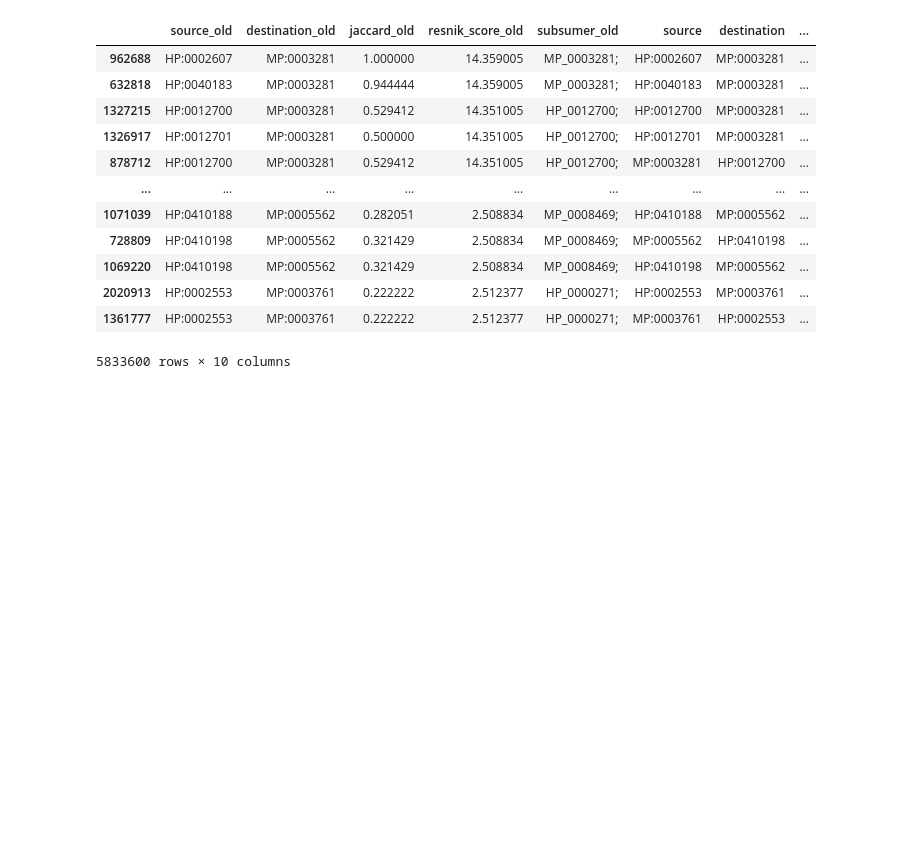
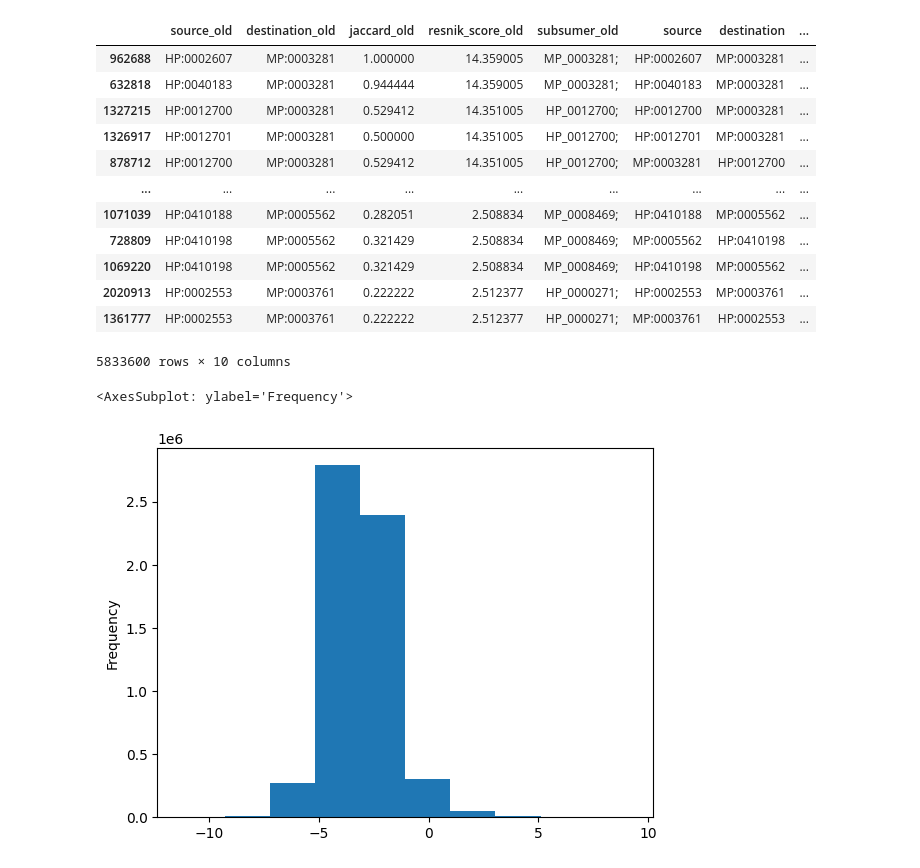
Before and after one commit to Knowledge-Graph-Hub/semsim, a Jupyter notebook: notebooks/plot_old_versus_new_phenodigm_resnik_and_jaccard.ipynb, the cells around one changed output. Saved outputs shown, nothing was run; the diff lists cells and outputs as text; code cells hidden in the pictures; blank space fills up the shorter version.

```diff
--- a/notebooks/plot_old_versus_new_phenodigm_resnik_and_jaccard.ipynb
+++ b/notebooks/plot_old_versus_new_phenodigm_resnik_and_jaccard.ipynb
@@ -169,3 +160,8 @@ intersected_scores
 | 2020913 | HP:0002553 | MP:0003761 | 0.222222 | 2.512377 | HP_0000271; | HP:0002553 | MP:0003761 | ... |
 | 1361777 | HP:0002553 | MP:0003761 | 0.222222 | 2.512377 | HP_0000271; | MP:0003761 | HP:0002553 | ... |
 5833600 rows × 10 columns
+# %%
+intersected_scores['resnik_diff'].plot(kind='hist')
+# %% [output]
+<AxesSubplot: ylabel='Frequency'>
+[figure, added]
```
Also changed, not shown: parts of 26 cells of this notebook.
